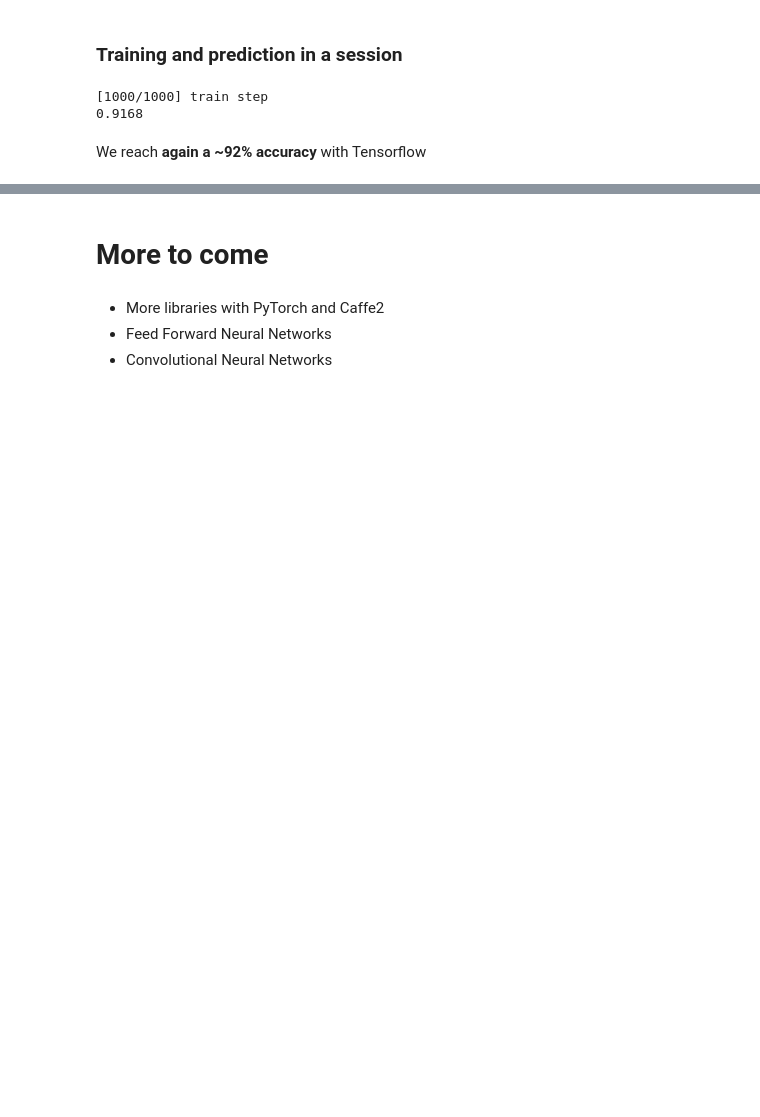
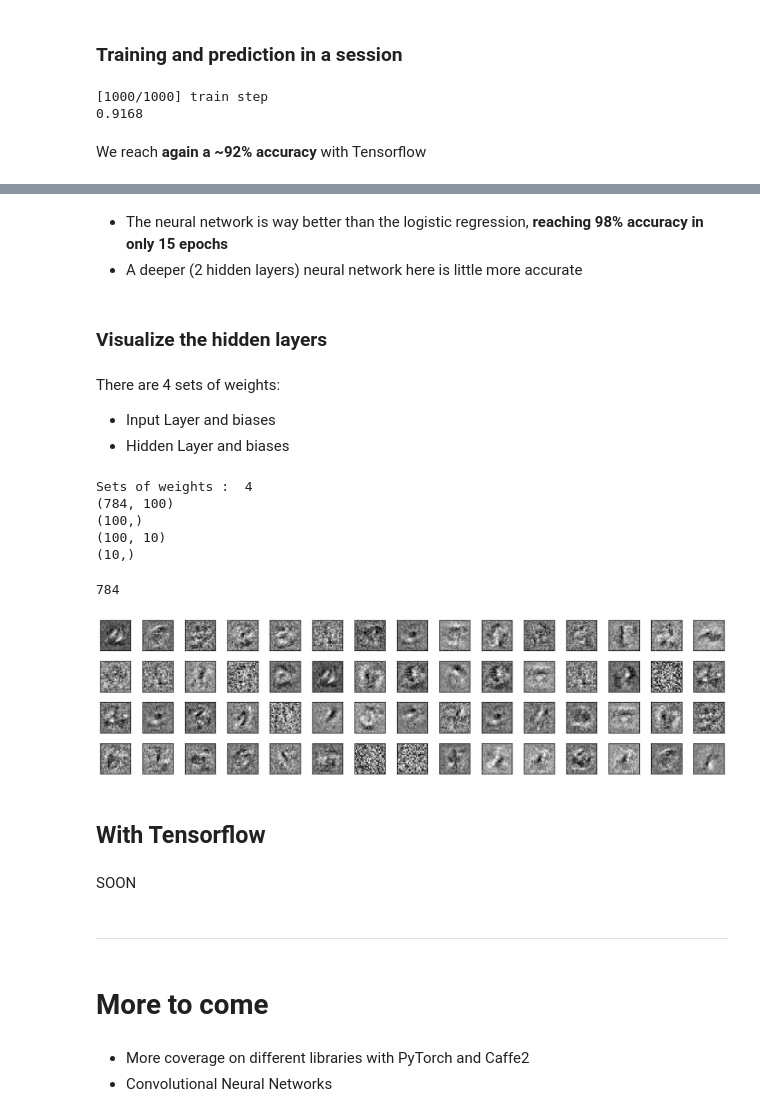
Before and after one commit to TheoLvs/machine-learning, a Jupyter notebook: 1. Computer Vision/2. MNIST Recognition.ipynb, the cells around one changed output, grey strips where cells are left out. Cells and saved outputs as stored; diff of their text form; code cells hidden in the pictures; blank space fills up the shorter version.

```diff
--- a/1. Computer Vision/2. MNIST Recognition.ipynb
+++ b/1. Computer Vision/2. MNIST Recognition.ipynb
@@ -259,0 +317,10 @@ We reach **again a ~92% accuracy** with Tensorflow
+# %%
+model = Sequential()
+model.add(Dense(100,input_dim = 784))
+model.add(Activation('relu'))
+model.add(Dense(10))
+model.add(Activation('softmax'))
+sgd = SGD(lr=0.01, decay=1e-6, momentum=0.9, nesterov=True)
+model.compile(loss='categorical_crossentropy',
+              optimizer=sgd,
+              metrics=['accuracy'])
@@ -259,0 +343,3 @@ We reach **again a ~92% accuracy** with Tensorflow
+# %%
+%%time
+model.fit(X_train,y_train,validation_split=0.1,epochs=15)
@@ -260,6 +401,43 @@ We reach **again a ~92% accuracy** with Tensorflow
+# %% [markdown]
+- The neural network is way better than the logistic regression, **reaching 98% accuracy in only 15 epochs**
+- A deeper (2 hidden layers) neural network here is little more accurate
+# %% [markdown]
+### Visualize the hidden layers
+# %% [markdown]
+There are 4 sets of weights:
+- Input Layer and biases
+- Hidden Layer and biases
+# %%
+weights = model.get_weights()
+first_layer = weights[0]
+print("Sets of weights : ",len(weights))
+
+for w in weights:
+    print(w.shape)
+# %% [output]
+Sets of weights :  4
+(784, 100)
+(100,)
+(100, 10)
+(10,)
+# %%
+len(first_layer)
+# %% [output]
+784
+# %%
+selection = np.random.randint(0,first_layer.shape[1],60)
+
+plot_gallery(list(first_layer[:,selection].transpose()))
+# %% [output]
+[figure, added]
+# %% [markdown]
+## With Tensorflow
+# %% [markdown]
+SOON
+# %% [markdown]
+***
 # %% [markdown]
 # More to come
 # %% [markdown]
-- More libraries with PyTorch and Caffe2
-- Feed Forward Neural Networks
+- More coverage on different libraries with PyTorch and Caffe2
 - Convolutional Neural Networks
```
Also changed, not shown: parts of 24 cells of this notebook.
